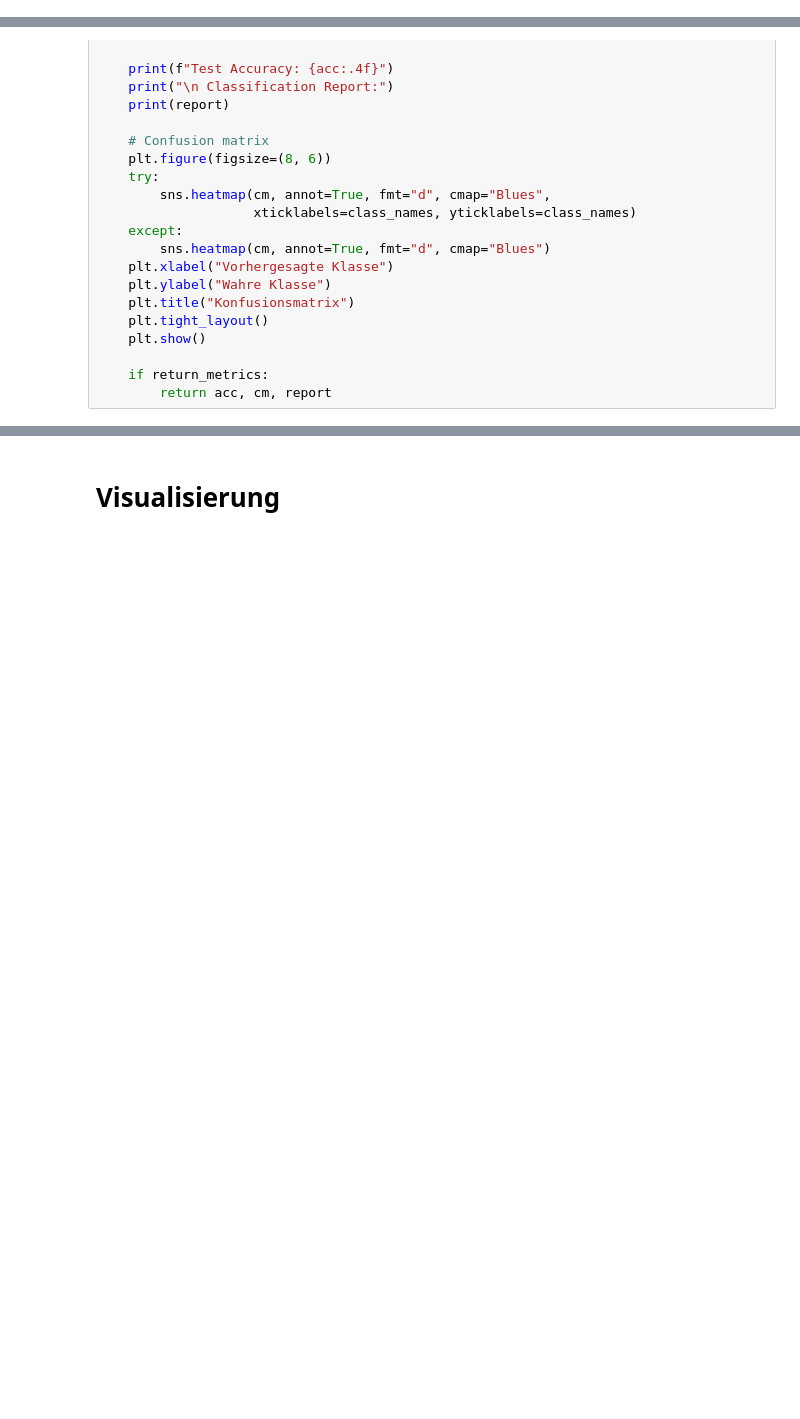
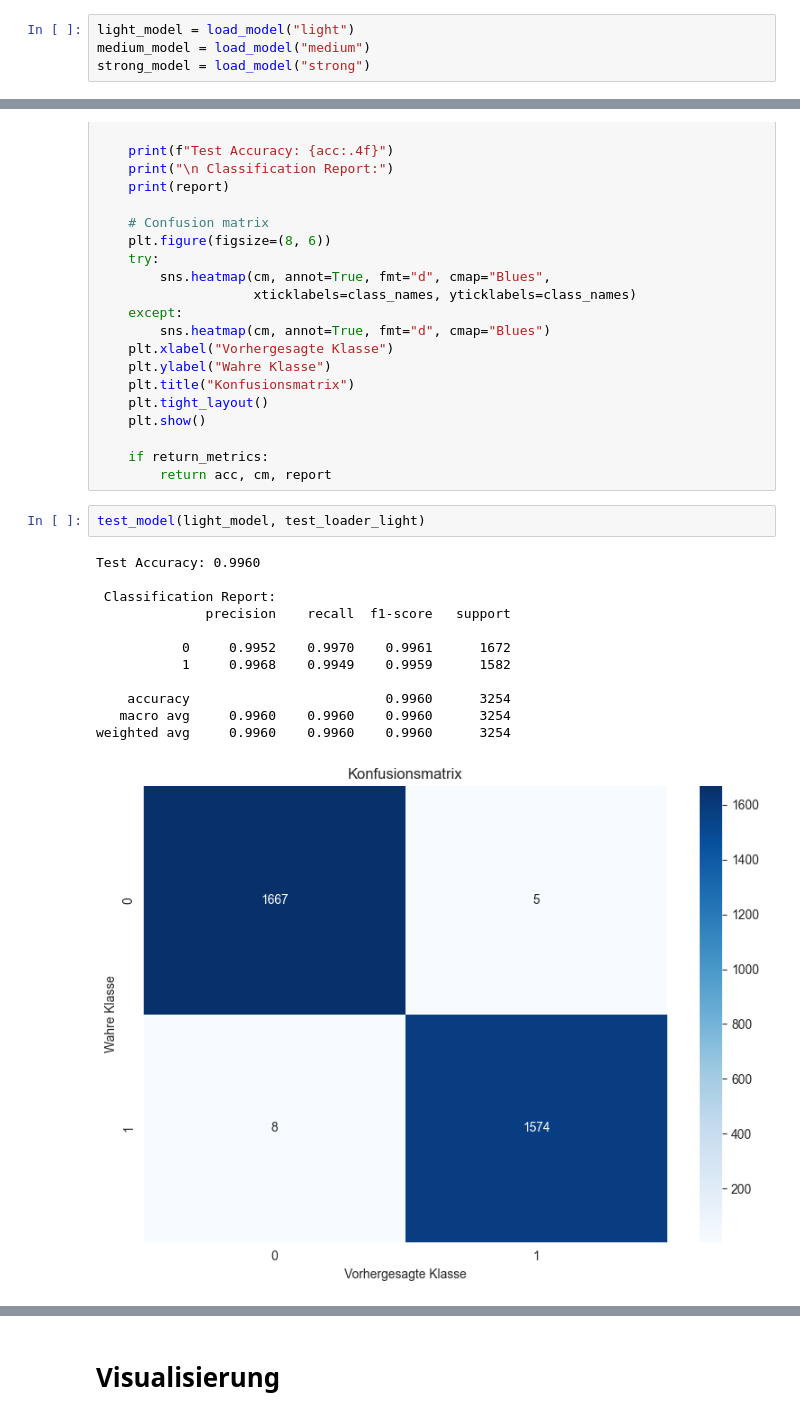
Before and after one commit to janikWa/Pitting_Detection, a Jupyter notebook: notebooks/notebook.ipynb, the cells around one changed output, grey strips where cells are left out. Cells and saved outputs as stored; diff of their text form; blank space fills up the shorter version.

```diff
--- a/notebooks/notebook.ipynb
+++ b/notebooks/notebook.ipynb
@@ -471,3 +495,7 @@ def load_model(transformation: str = None):
 model = load_model()
 # %% [markdown]
 <h1> Testing </h1>
+# %%
+light_model = load_model("light")
+medium_model = load_model("medium")
+strong_model = load_model("strong")
@@ -511,3 +547,18 @@ def test_model(model, test_loader, class_names=None, return_metrics=False):
 
     if return_metrics:
         return acc, cm, report
+# %%
+test_model(light_model, test_loader_light)
+# %% [output]
+Test Accuracy: 0.9960
+
+ Classification Report:
+              precision    recall  f1-score   support
+
+           0     0.9952    0.9970    0.9961      1672
+           1     0.9968    0.9949    0.9959      1582
+
+    accuracy                         0.9960      3254
+   macro avg     0.9960    0.9960    0.9960      3254
+weighted avg     0.9960    0.9960    0.9960      3254
+[figure, added]
```
Also changed, not shown: parts of 29 cells of this notebook, 17 other files.
